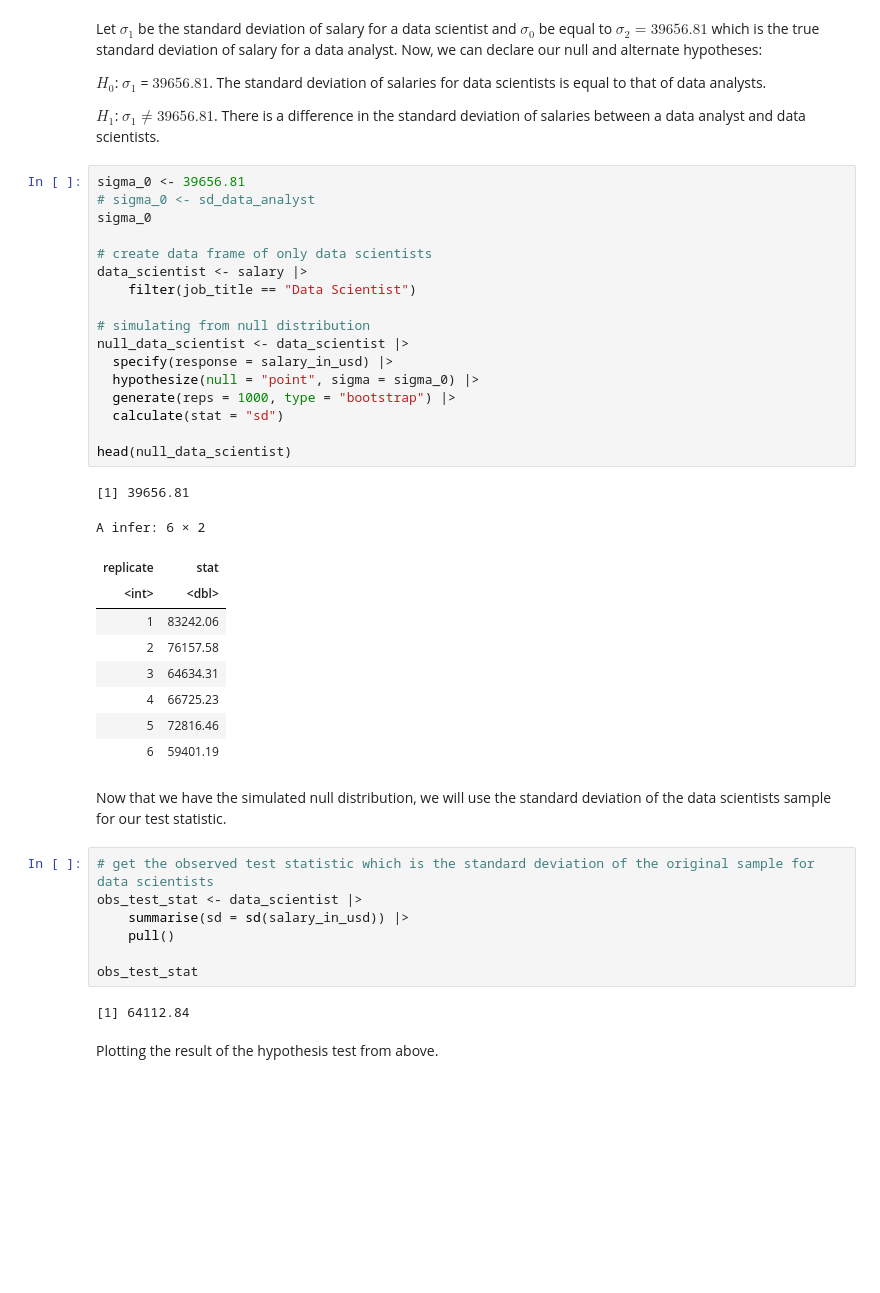
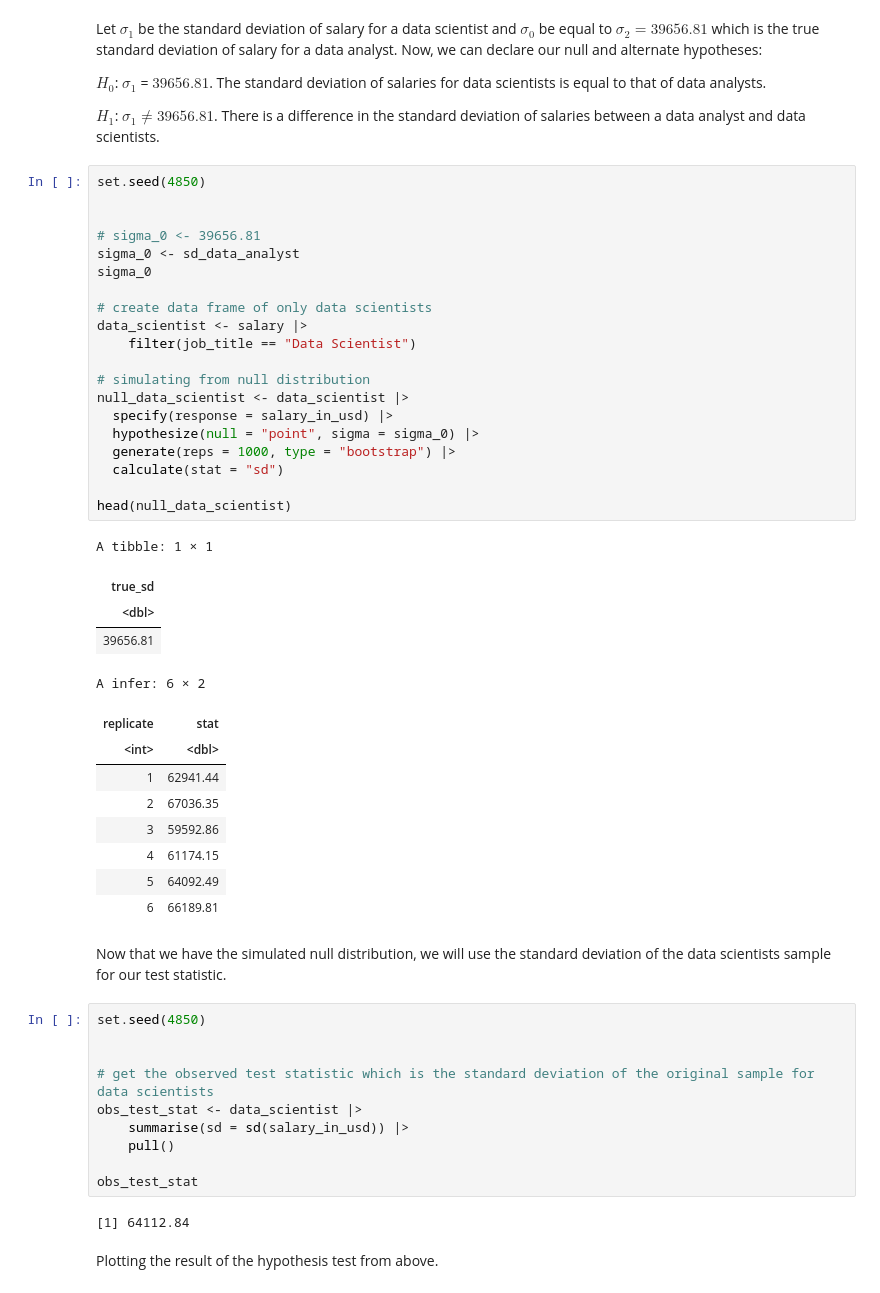
Before and after one commit to aaryan-rampal/stat-201-project, a Jupyter notebook: proposal.ipynb, the cells around one changed output. Cells and saved outputs as stored; diff of their text form; blank space fills up the shorter version.

```diff
--- a/proposal.ipynb
+++ b/proposal.ipynb
@@ -249,36 +254,45 @@ $H_0$: $\sigma_1$ = $39656.81$. The standard deviation of salaries for data scie
 
 $H_1$: $\sigma_1 \neq 39656.81$. There is a difference in the standard deviation of salaries between a data analyst and data scientists.
 # %%
-sigma_0 <- 39656.81
-# sigma_0 <- sd_data_analyst
+set.seed(4850)
+
+
+# sigma_0 <- 39656.81
+sigma_0 <- sd_data_analyst
 sigma_0
 
 # create data frame of only data scientists
 data_scientist <- salary |>
     filter(job_title == "Data Scientist")
 
 # simulating from null distribution
 null_data_scientist <- data_scientist |>
   specify(response = salary_in_usd) |>
   hypothesize(null = "point", sigma = sigma_0) |>
   generate(reps = 1000, type = "bootstrap") |>
   calculate(stat = "sd")
 
 head(null_data_scientist)
 # %% [output]
-[1] 39656.81
+A tibble: 1 × 1
+| true_sd |
+| <dbl> |
+| 39656.81 |
 A infer: 6 × 2
-| replicate | stat |
-| <int> | <dbl> |
-| 1 | 83242.06 |
-| 2 | 76157.58 |
-| 3 | 64634.31 |
-| 4 | 66725.23 |
-| 5 | 72816.46 |
-| 6 | 59401.19 |
+| replicate | stat |
+| <int> | <dbl> |
+| 1 | 62941.44 |
+| 2 | 67036.35 |
+| 3 | 59592.86 |
+| 4 | 61174.15 |
+| 5 | 64092.49 |
+| 6 | 66189.81 |
 # %% [markdown]
 Now that we have the simulated null distribution, we will use the standard deviation of the data scientists sample for our test statistic.
 # %%
+set.seed(4850)
+
+
 # get the observed test statistic which is the standard deviation of the original sample for data scientists
 obs_test_stat <- data_scientist |>
     summarise(sd = sd(salary_in_usd)) |>
```
Also changed, not shown: parts of 7 cells of this notebook.
